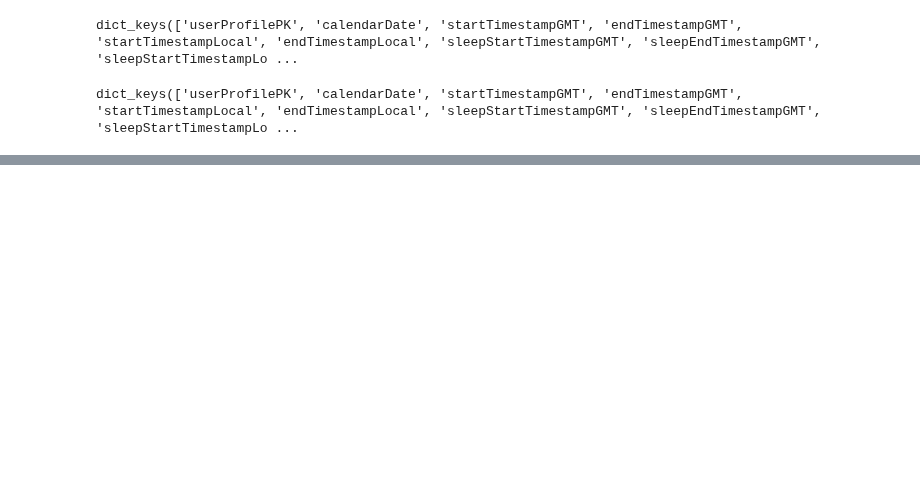
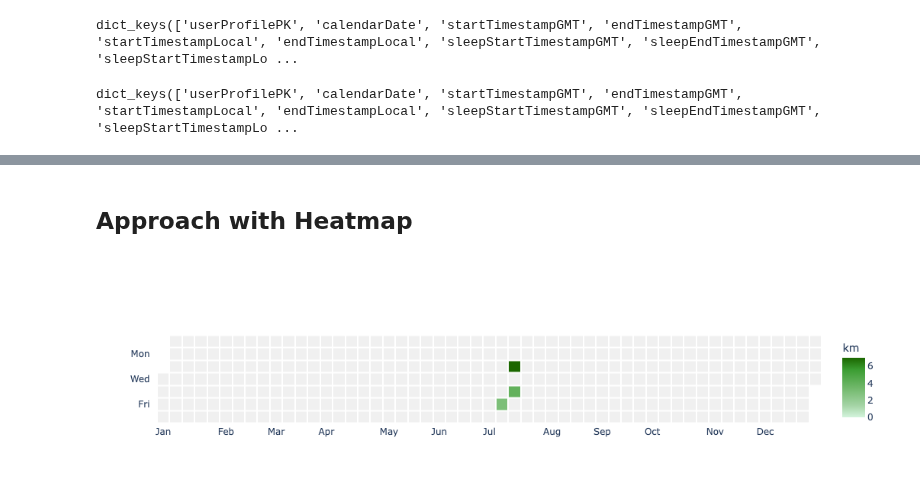
Before and after one commit to rotkehlxen/runbox, a Jupyter notebook: reference.ipynb, the cells around one changed output, grey strips where cells are left out. Drawn from its saved outputs; the diff is of its cells as text; code cells hidden in the pictures; blank space fills up the shorter version.

```diff
--- a/reference.ipynb
+++ b/reference.ipynb
@@ -163,0 +436,65 @@ garmin.get_all_day_stress(yesterday)['bodyBatteryValuesArray'][:10]
+# %% [markdown]
+## Approach with Heatmap
+# %%
+# for the values we want to show
+z_matrix = new.pivot(index="github_weekday", columns="calendar_week", values="distance_km")
+# for the date that we need for the labels when hovering
+date_matrix = new.pivot(index="github_weekday", columns="calendar_week", values="day")
+date_matrix_str = date_matrix.astype(str).values
+
+# Weekday labels
+weekday_labels = ["","Mon  ","","Wed  ","","Fri  ",""] # add whitespacd
+
+custom_colorscale = [
+    [0.0, "#f0f0f0"],      # zero mapped to light gray
+    [0.00001, "#d4f4dd"],    # just above zero, very light green
+    [0.2, "#a4d4a5"],
+    [0.5, "#70b86a"],
+    [0.8, "#3b9d32"],
+    [1.0, "#1b6700"]
+]
+
+fig = go.Figure(go.Heatmap(
+    z=z_matrix.values,                   # 2D data matrix
+    x=z_matrix.columns,                  # weeks on x-axis
+    y=z_matrix.index,                    # fixed weekday labels
+    colorscale=custom_colorscale,
+    xgap=2, ygap=2,                      # add spacing between cells
+    colorbar=dict(title="km"),
+    hoverongaps=False,
+    text=date_matrix_str,
+    hovertemplate=(" %{z:.3f} km on %{text}<br>" +          # use the date string here
+                   "<extra></extra>"  # hides trace name box
+)))
+
+# Make cells square
+fig.update_yaxes(
+    scaleanchor="x",     # enforce square aspect ratio
+    autorange='reversed', # reverse to match GitHub style
+    tickmode="array",
+    tickvals=list(range(7)),
+    range=[-0.5, 6.5],                      # always show 7 rows
+    ticktext=weekday_labels,
+)
+
+
+# Label only some weeks with months
+tickvals = list(labels.calendar_week)
+ticktext = list(labels.month)
+
+fig.update_xaxes(
+    tickvals=tickvals,
+    ticktext=ticktext
+)
+
+fig.update_layout(
+    plot_bgcolor='white',        # inside plot area
+    #paper_bgcolor='lightgray',
+    #margin=dict(l=60, r=20, t=40, b=10),
+    width = 1000,
+    height = 300
+)
+
+fig.show()
+# %% [output]
+[figure, added]
```
Also changed, not shown: parts of 52 cells of this notebook.
